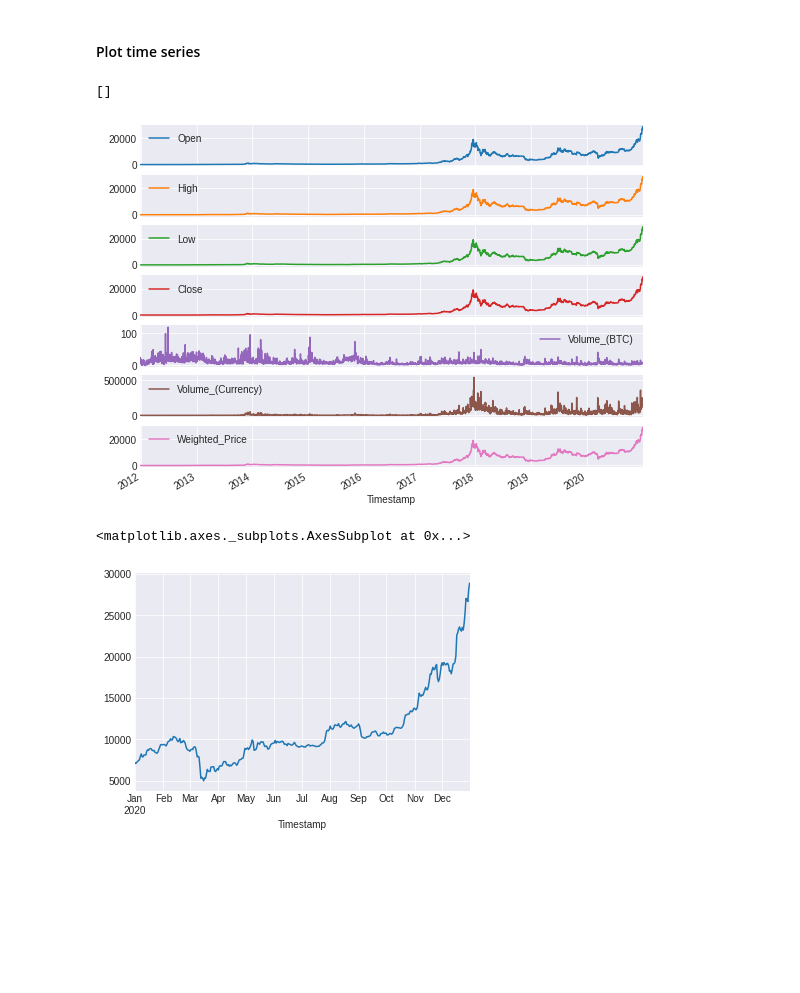
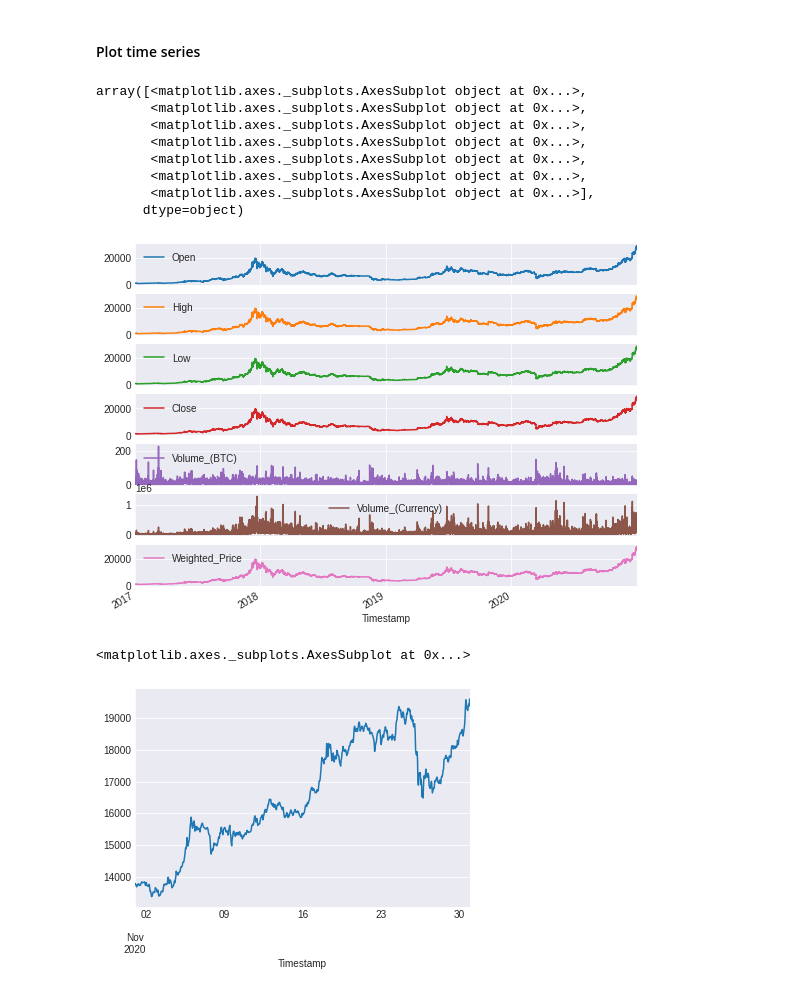
Before and after one commit to roldanpau/bitcoin, a Jupyter notebook: bitcoin.ipynb, the cells around one changed output. Drawn from its saved outputs; the diff is of its cells as text; code cells hidden in the pictures; blank space fills up the shorter version.

```diff
--- a/bitcoin.ipynb
+++ b/bitcoin.ipynb
@@ -22,2 +24,5 @@ btc = btc.set_index('Timestamp')
+# %%
+# Select the years 2017 on
+btc = btc.loc['2017':]
 # %% [markdown]
 #### Time resampling
@@ -25,0 +29,6 @@ btc_daily = btc.resample("24H").mean() #daily resampling
+# %%
+#btc = btc.resample("24H").mean() #daily resampling
+btc = btc.resample('1H').mean() # hourly resampling
+#btc = btc # no resampling
+print(btc.shape)
+btc.head()
@@ -60,13 +78,21 @@ dtype: int64
 # %%
 #axes = opsd_daily[cols_plot].plot(marker='.', alpha=0.5, linestyle='None', figsize=(11, 9), subplots=True)
 
-btc_daily.plot(figsize=(9,7), subplots=True)
-plt.plot()
+btc.plot(figsize=(9,7), subplots=True)
+#plt.plot()
 # %% [output]
-[]
+array([<matplotlib.axes._subplots.AxesSubplot object at 0x...>,
+       <matplotlib.axes._subplots.AxesSubplot object at 0x...>,
+       <matplotlib.axes._subplots.AxesSubplot object at 0x...>,
+       <matplotlib.axes._subplots.AxesSubplot object at 0x...>,
+       <matplotlib.axes._subplots.AxesSubplot object at 0x...>,
+       <matplotlib.axes._subplots.AxesSubplot object at 0x...>,
+       <matplotlib.axes._subplots.AxesSubplot object at 0x...>],
+      dtype=object)
-[figure, old version]
+[figure, new version]
-# %%
-btc_daily.loc['2020', 'Open'].plot()
-# %% [output]
-<matplotlib.axes._subplots.AxesSubplot at 0x...>
-[figure, removed]
+# %%
+# plot close price during 2020
+btc.loc['2020-11', 'Close'].plot()
+# %% [output]
+<matplotlib.axes._subplots.AxesSubplot at 0x...>
+[figure, added]
```
Also changed, not shown: parts of 7 cells of this notebook.
